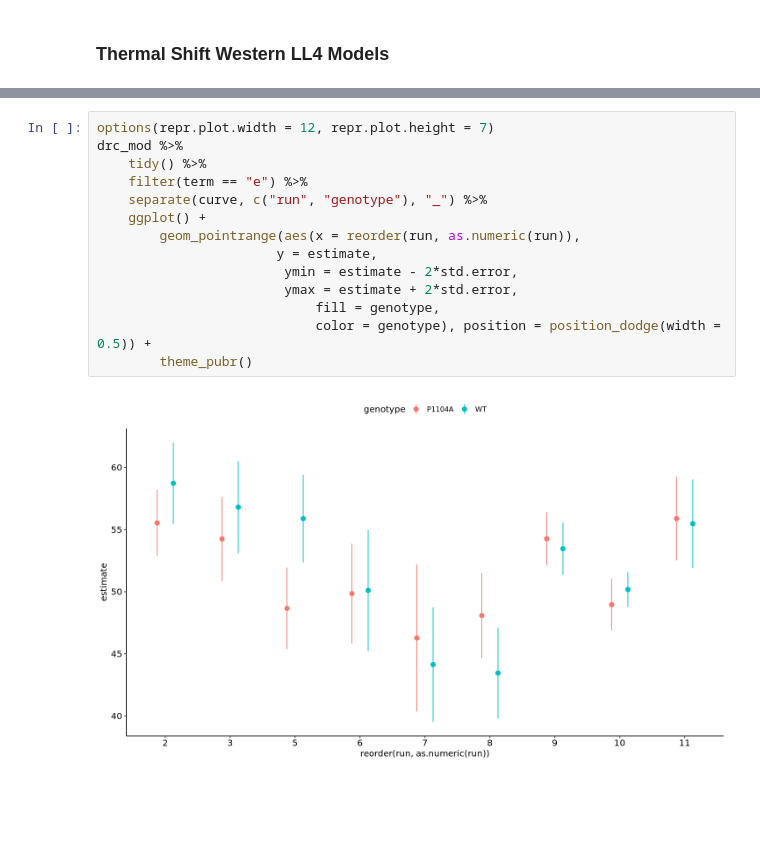
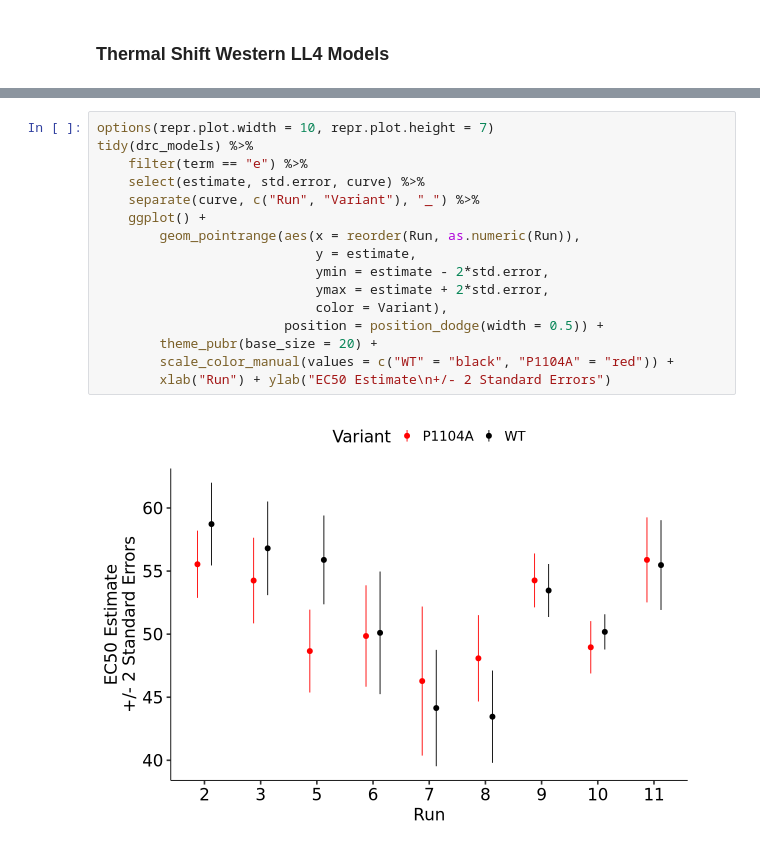
Before and after one commit to MiTPenguin/bms-dms, a Jupyter notebook: notebooks/Thermal-Shift-LL4.ipynb, the cells around one changed output, grey strips where cells are left out. Drawn from its saved outputs; the diff is of its cells as text; blank space fills up the shorter version.

Commit message:
final plot and markdown

```diff
--- a/notebooks/Thermal-Shift-LL4.ipynb
+++ b/notebooks/Thermal-Shift-LL4.ipynb
@@ -41,16 +85,18 @@ drc_mod <- drm(tibble(raw_data$`Area TYK2`,
 # %%
-options(repr.plot.width = 12, repr.plot.height = 7)
-drc_mod %>%
-    tidy() %>%
+options(repr.plot.width = 10, repr.plot.height = 7)
+tidy(drc_models) %>%
     filter(term == "e") %>%
-    separate(curve, c("run", "genotype"), "_") %>%
+    select(estimate, std.error, curve) %>%
+    separate(curve, c("Run", "Variant"), "_") %>%
     ggplot() +
-        geom_pointrange(aes(x = reorder(run, as.numeric(run)),
-                       y = estimate,
-                        ymin = estimate - 2*std.error,
-                        ymax = estimate + 2*std.error,
-                            fill = genotype,
-                            color = genotype), position = position_dodge(width = 0.5)) +
-        theme_pubr()
+        geom_pointrange(aes(x = reorder(Run, as.numeric(Run)),
+                            y = estimate,
+                            ymin = estimate - 2*std.error,
+                            ymax = estimate + 2*std.error,
+                            color = Variant),
+                        position = position_dodge(width = 0.5)) +
+        theme_pubr(base_size = 20) +
+        scale_color_manual(values = c("WT" = "black", "P1104A" = "red")) +
+        xlab("Run") + ylab("EC50 Estimate\n+/- 2 Standard Errors")
 # %% [output]
-[figure, old version]
+[figure, new version]
```
Also changed, not shown: parts of 10 cells of this notebook, 3 other files.
